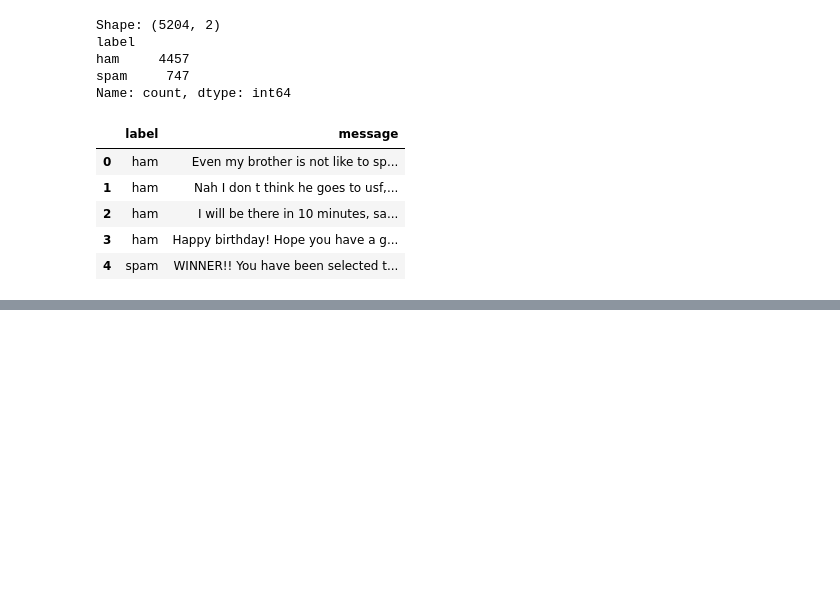
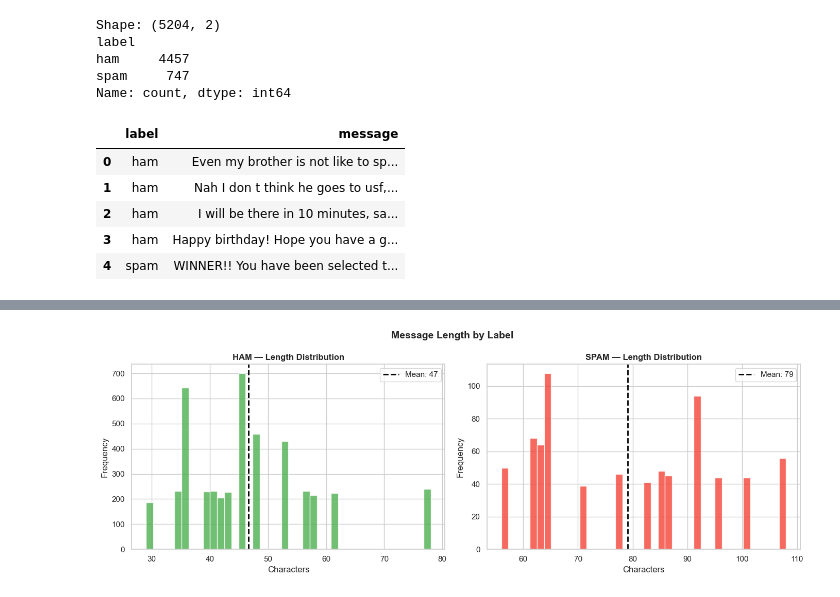
Before and after one commit to Kidrah-kun/spam-detector, a Jupyter notebook: notebooks/Phase1_Data_Exploration.ipynb, the cells around one changed output, grey strips where cells are left out. Cells and saved outputs as stored; diff of their text form; code cells hidden in the pictures; blank space fills up the shorter version.

```diff
--- a/notebooks/Phase1_Data_Exploration.ipynb
+++ b/notebooks/Phase1_Data_Exploration.ipynb
@@ -113,0 +231,15 @@ Name: count, dtype: int64
+# %%
+fig, axes = plt.subplots(1,2,figsize=(14,5))
+for ax,(label,color) in zip(axes,[('ham','#4CAF50'),('spam','#F44336')]):
+    s = df_sms[df_sms['label']==label]['msg_length']
+    ax.hist(s, bins=40, color=color, alpha=0.8, edgecolor='white')
+    ax.axvline(s.mean(), color='black', linestyle='--', lw=2, label=f'Mean: {s.mean():.0f}')
+    ax.set_title(f'{label.upper()} — Length Distribution', fontweight='bold')
+    ax.set_xlabel('Characters'); ax.set_ylabel('Frequency'); ax.legend()
+
+plt.suptitle('Message Length by Label', fontsize=14, fontweight='bold')
+plt.tight_layout()
+plt.savefig('../reports/phase1_length_dist.png', dpi=150, bbox_inches='tight')
+plt.show()
+# %% [output]
+[figure, added]
```
Also changed, not shown: parts of 7 cells of this notebook, 14 other files.
